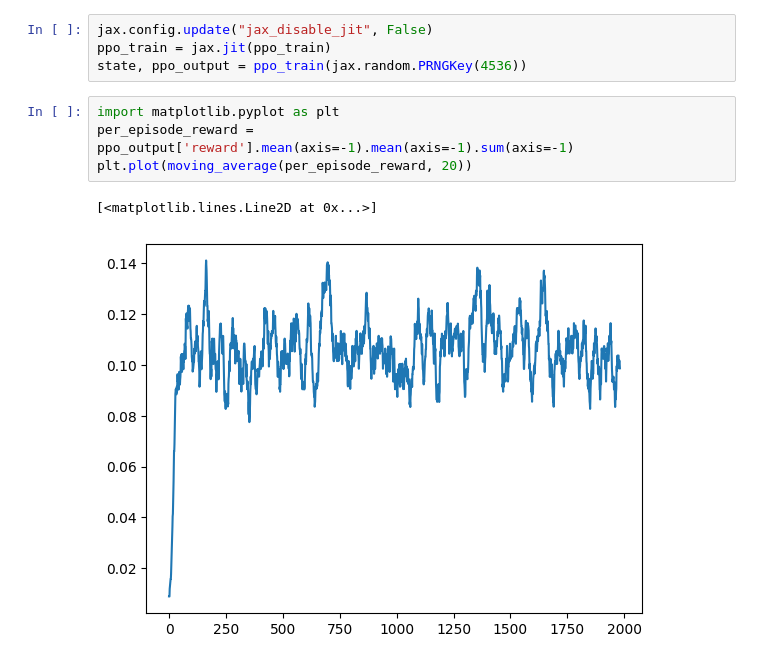
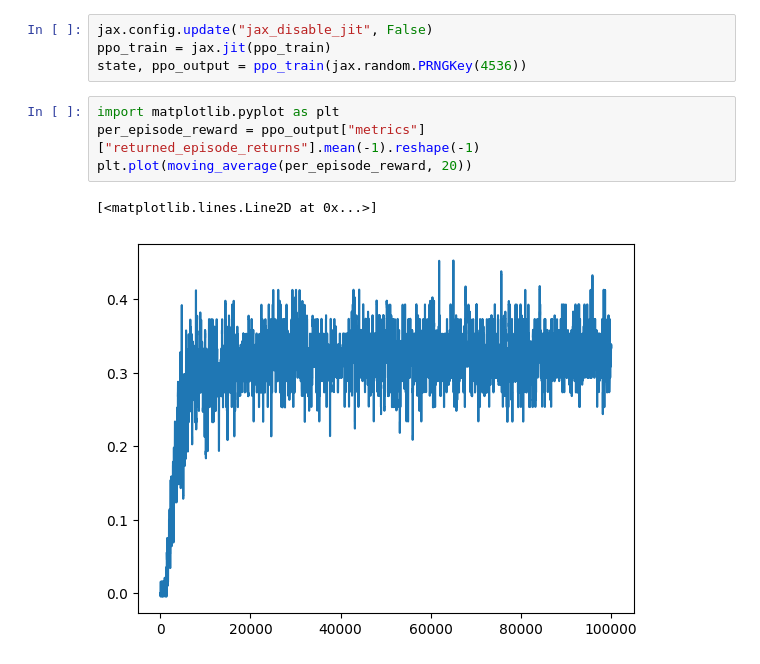
Before and after one commit to keertanavc/experior, a Jupyter notebook: max_ent_deep_sea.ipynb, the cells around one changed output. Cells and saved outputs as stored; diff of their text form.

```diff
--- a/max_ent_deep_sea.ipynb
+++ b/max_ent_deep_sea.ipynb
@@ -202,8 +205,8 @@ ppo_train = jax.jit(ppo_train)
 state, ppo_output = ppo_train(jax.random.PRNGKey(4536))
 # %%
 import matplotlib.pyplot as plt
-per_episode_reward = ppo_output['reward'].mean(axis=-1).mean(axis=-1).sum(axis=-1)
+per_episode_reward = ppo_output["metrics"]["returned_episode_returns"].mean(-1).reshape(-1)
 plt.plot(moving_average(per_episode_reward, 20))
 # %% [output]
 [<matplotlib.lines.Line2D at 0x...>]
-[figure, old version]
+[figure, new version]
```
Also changed, not shown: parts of 2 cells of this notebook, 3 other files.
